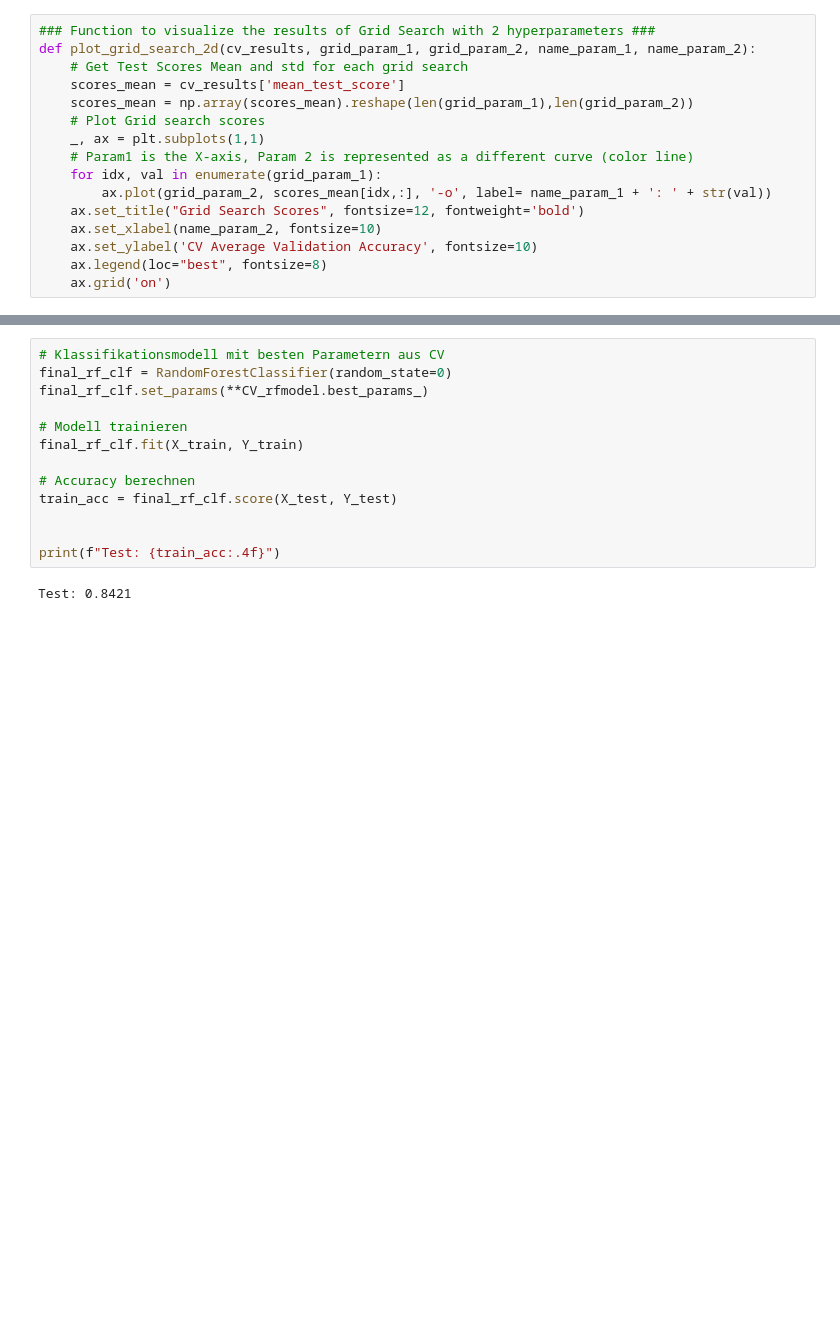
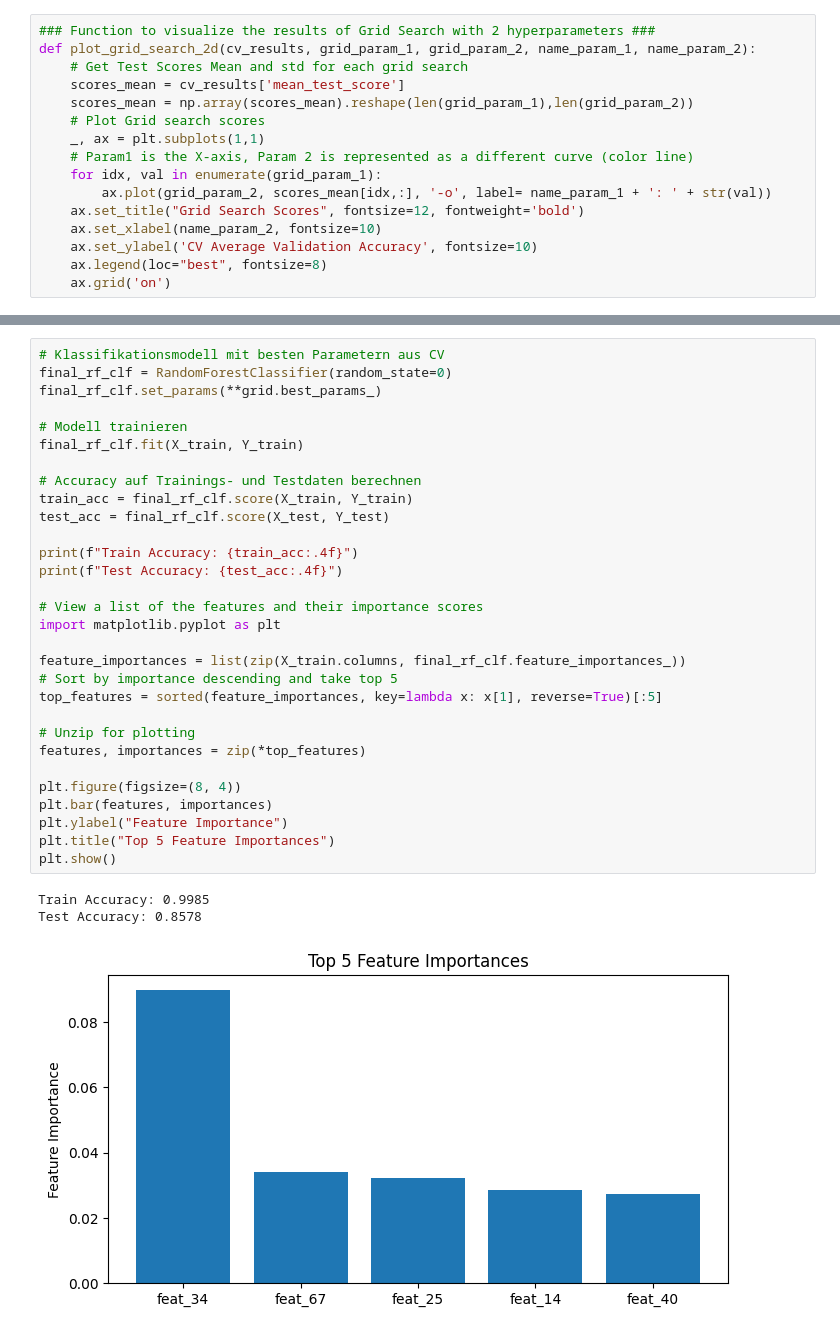
Before and after one commit to o2ba/fs-classify-products, a Jupyter notebook: data/Georgios & Joscha Random Forest/J03_Random_Forrest.ipynb, the cells around one changed output, grey strips where cells are left out. Saved outputs shown, nothing was run; the diff lists cells and outputs as text; blank space fills up the shorter version.

```diff
--- a/data/Georgios & Joscha Random Forest/J03_Random_Forrest.ipynb
+++ b/data/Georgios & Joscha Random Forest/J03_Random_Forrest.ipynb
@@ -49,15 +50,34 @@ plt.show()
 # %%
 # Klassifikationsmodell mit besten Parametern aus CV
 final_rf_clf = RandomForestClassifier(random_state=0)
-final_rf_clf.set_params(**CV_rfmodel.best_params_)
+final_rf_clf.set_params(**grid.best_params_)
 
 # Modell trainieren
 final_rf_clf.fit(X_train, Y_train)
 
-# Accuracy berechnen
-train_acc = final_rf_clf.score(X_test, Y_test)
+# Accuracy auf Trainings- und Testdaten berechnen
+train_acc = final_rf_clf.score(X_train, Y_train)
+test_acc = final_rf_clf.score(X_test, Y_test)
 
+print(f"Train Accuracy: {train_acc:.4f}")
+print(f"Test Accuracy: {test_acc:.4f}")
 
-print(f"Test: {train_acc:.4f}")
+# View a list of the features and their importance scores
+import matplotlib.pyplot as plt
+
+feature_importances = list(zip(X_train.columns, final_rf_clf.feature_importances_))
+# Sort by importance descending and take top 5
+top_features = sorted(feature_importances, key=lambda x: x[1], reverse=True)[:5]
+
+# Unzip for plotting
+features, importances = zip(*top_features)
+
+plt.figure(figsize=(8, 4))
+plt.bar(features, importances)
+plt.ylabel("Feature Importance")
+plt.title("Top 5 Feature Importances")
+plt.show()
 # %% [output]
-Test: 0.8421
+Train Accuracy: 0.9985
+Test Accuracy: 0.8578
+[figure, added]
```
Also changed, not shown: parts of 1 cell of this notebook, 2 other files.
